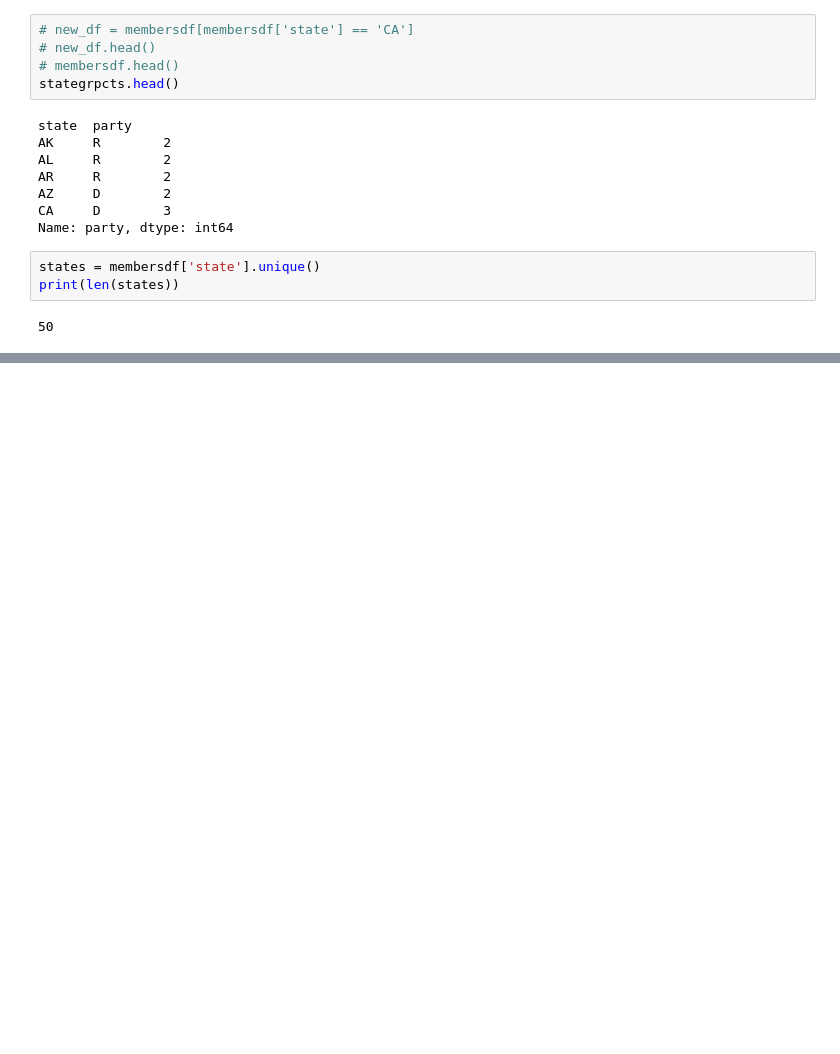
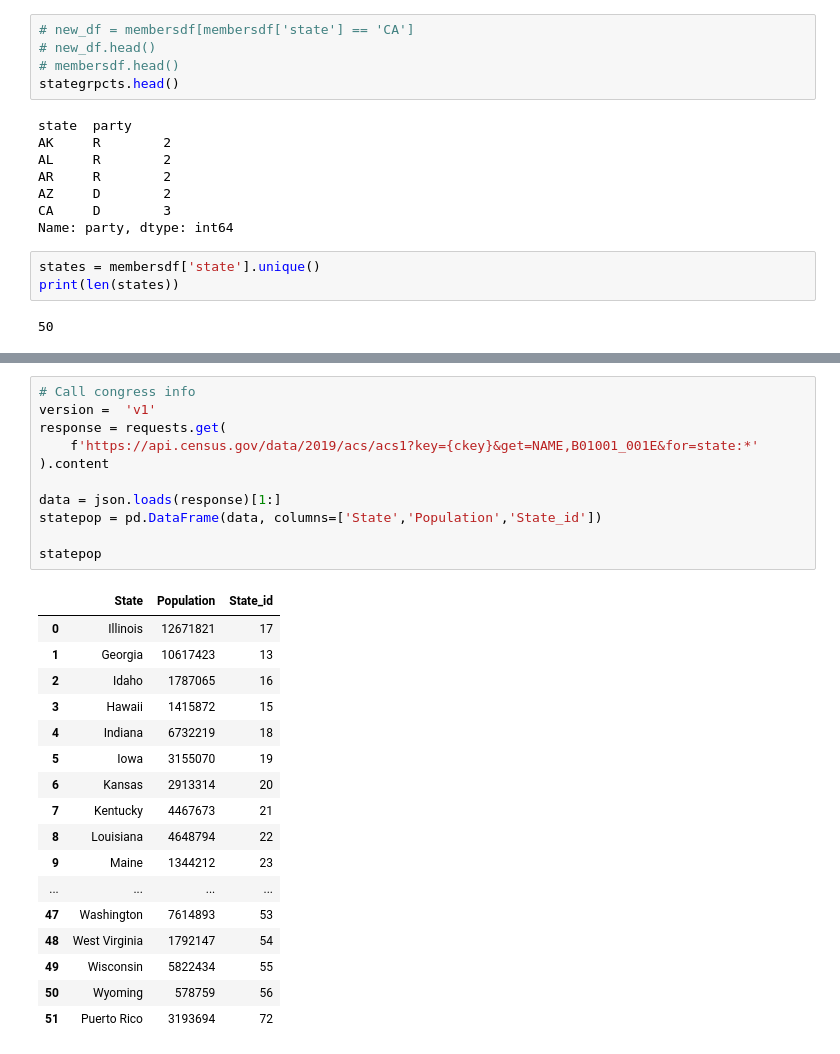
Before and after one commit to gt-data-bootcamp/data-science-bootcamp-project-1, a Jupyter notebook: covid-politics.ipynb, the cells around one changed output, grey strips where cells are left out. Saved outputs shown, nothing was run; the diff lists cells and outputs as text; blank space fills up the shorter version.

Commit message:
added map, state population, abbreviation

```diff
--- a/covid-politics.ipynb
+++ b/covid-politics.ipynb
@@ -127,0 +179,29 @@ covidstatesdf.head()
+# %%
+# Call congress info
+version =  'v1'
+response = requests.get(
+    f'https://api.census.gov/data/2019/acs/acs1?key={ckey}&get=NAME,B01001_001E&for=state:*'
+).content
+
+data = json.loads(response)[1:]
+statepop = pd.DataFrame(data, columns=['State','Population','State_id'])
+
+statepop
+# %% [output]
+|  | State | Population | State_id |
+| 0 | Illinois | 12671821 | 17 |
+| 1 | Georgia | 10617423 | 13 |
+| 2 | Idaho | 1787065 | 16 |
+| 3 | Hawaii | 1415872 | 15 |
+| 4 | Indiana | 6732219 | 18 |
+| 5 | Iowa | 3155070 | 19 |
+| 6 | Kansas | 2913314 | 20 |
+| 7 | Kentucky | 4467673 | 21 |
+| 8 | Louisiana | 4648794 | 22 |
+| 9 | Maine | 1344212 | 23 |
+| ... | ... | ... | ... |
+| 47 | Washington | 7614893 | 53 |
+| 48 | West Virginia | 1792147 | 54 |
+| 49 | Wisconsin | 5822434 | 55 |
+| 50 | Wyoming | 578759 | 56 |
+| 51 | Puerto Rico | 3193694 | 72 |
```
Also changed, not shown: parts of 13 cells of this notebook, 1 other file.
